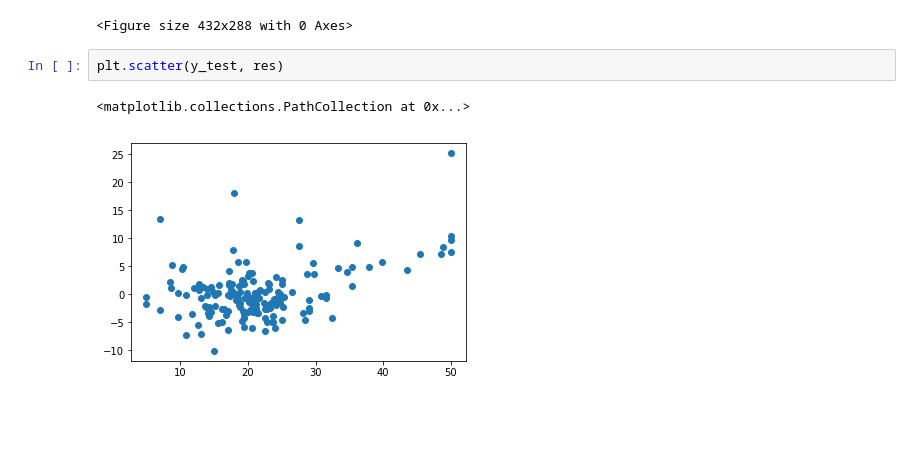
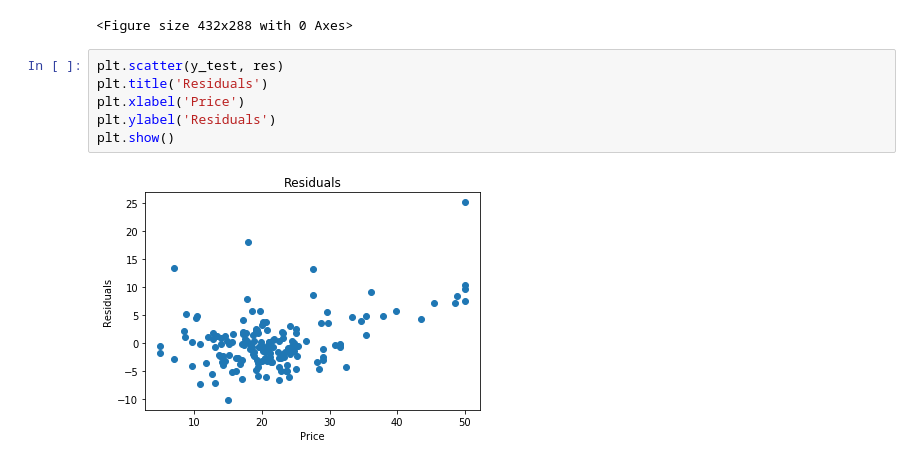
Before and after one commit to maplecomdori/data-science, a Jupyter notebook: sklearn dataset Boston Housing (Linear Regression).ipynb, the cells around one changed output. Cells and saved outputs as stored; diff of their text form; blank space fills up the shorter version.

Commit message:
residual scatter plot

```diff
--- a/sklearn dataset Boston Housing (Linear Regression).ipynb
+++ b/sklearn dataset Boston Housing (Linear Regression).ipynb
@@ -141,8 +141,11 @@ plt.clf()
 # %% [output]
 [figure]
 <Figure size 432x288 with 0 Axes>
-# %%
-plt.scatter(y_test, res)
-# %% [output]
-<matplotlib.collections.PathCollection at 0x...>
-[figure, removed]
+# %%
+plt.scatter(y_test, res)
+plt.title('Residuals')
+plt.xlabel('Price')
+plt.ylabel('Residuals')
+plt.show()
+# %% [output]
+[figure, added]
```
